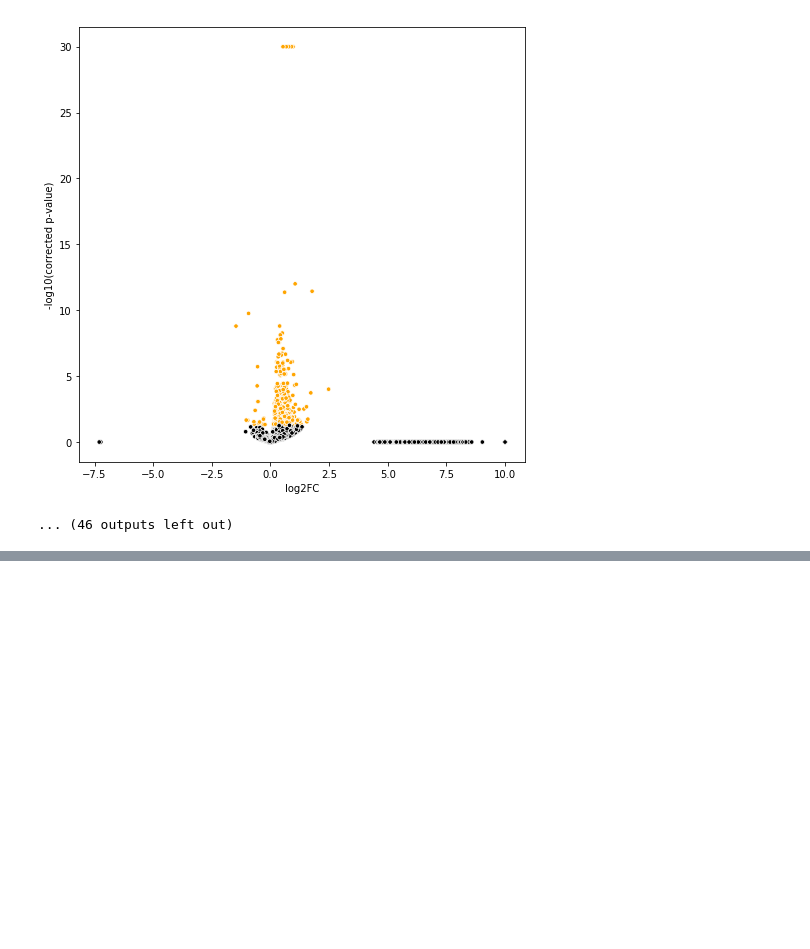
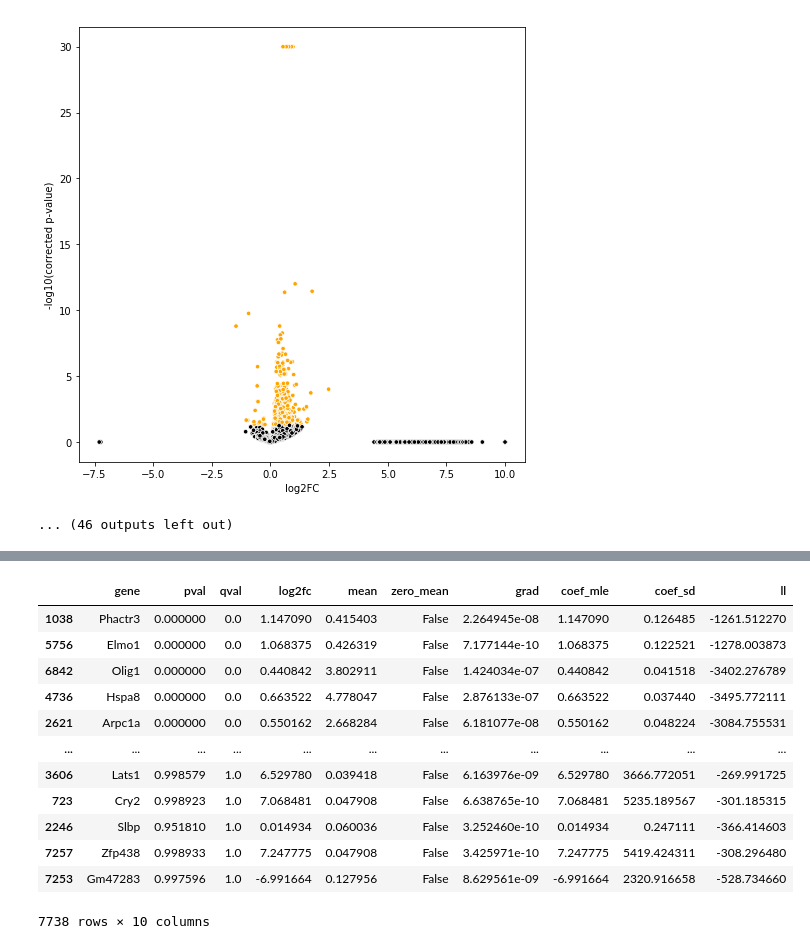
Before and after one commit to theislab/ELS_analysis, a Jupyter notebook: notebooks/DEResults.ipynb, the cells around one changed output, grey strips where cells are left out. Saved outputs shown, nothing was run; the diff lists cells and outputs as text; code cells hidden in the pictures; blank space fills up the shorter version.

```diff
--- a/notebooks/DEResults.ipynb
+++ b/notebooks/DEResults.ipynb
@@ -187,7 +223,7 @@ sc.pl.violin(adata_clust, keys='Cdkn1a', groupby='condition', layers='counts')
 check = de_post_df[(de_post_df['pairtest'] == 'BL Ctrl vs BL Stress') & (de_post_df['clust']=='Oligo 1')]
 tmp = check.iloc[0]['de_raw'].summary().sort_values(by='qval')
 print(tmp[tmp['gene'] == 'Cdkn1a'])
-check = de_post_df[(de_post_df['pairtest'] == 'BL Ctrl vs BL Stress') & (de_post_df['clust']=='Oligo 2')]
+check = de_post_df[(de_post_df['pairtest'] == 'BL Ctrl vs BL Stress') & (de_post_df['clust']=='Oligo 1')]
 tmp = check.iloc[0]['de_raw'].summary().sort_values(by='qval')
 print(tmp[tmp['gene'] == 'Cdkn1a'])
 # %% [output]
@@ -203,0 +240,16 @@ print(tmp[tmp['gene'] == 'Cdkn1a'])
+# %%
+check.iloc[0]['de_post']
+# %% [output]
+|  | gene | pval | qval | log2fc | mean | zero_mean | grad | coef_mle | coef_sd | ll |
+| 1038 | Phactr3 | 0.000000 | 0.0 | 1.147090 | 0.415403 | False | 2.264945e-08 | 1.147090 | 0.126485 | -1261.512270 |
+| 5756 | Elmo1 | 0.000000 | 0.0 | 1.068375 | 0.426319 | False | 7.177144e-10 | 1.068375 | 0.122521 | -1278.003873 |
+| 6842 | Olig1 | 0.000000 | 0.0 | 0.440842 | 3.802911 | False | 1.424034e-07 | 0.440842 | 0.041518 | -3402.276789 |
+| 4736 | Hspa8 | 0.000000 | 0.0 | 0.663522 | 4.778047 | False | 2.876133e-07 | 0.663522 | 0.037440 | -3495.772111 |
+| 2621 | Arpc1a | 0.000000 | 0.0 | 0.550162 | 2.668284 | False | 6.181077e-08 | 0.550162 | 0.048224 | -3084.755531 |
+| ... | ... | ... | ... | ... | ... | ... | ... | ... | ... | ... |
+| 3606 | Lats1 | 0.998579 | 1.0 | 6.529780 | 0.039418 | False | 6.163976e-09 | 6.529780 | 3666.772051 | -269.991725 |
+| 723 | Cry2 | 0.998923 | 1.0 | 7.068481 | 0.047908 | False | 6.638765e-10 | 7.068481 | 5235.189567 | -301.185315 |
+| 2246 | Slbp | 0.951810 | 1.0 | 0.014934 | 0.060036 | False | 3.252460e-10 | 0.014934 | 0.247111 | -366.414603 |
+| 7257 | Zfp438 | 0.998933 | 1.0 | 7.247775 | 0.047908 | False | 3.425971e-10 | 7.247775 | 5419.424311 | -308.296480 |
+| 7253 | Gm47283 | 0.997596 | 1.0 | -6.991664 | 0.127956 | False | 8.629561e-09 | -6.991664 | 2320.916658 | -528.734660 |
+7738 rows × 10 columns
```
Also changed, not shown: parts of 13 cells of this notebook, 4 other files.
